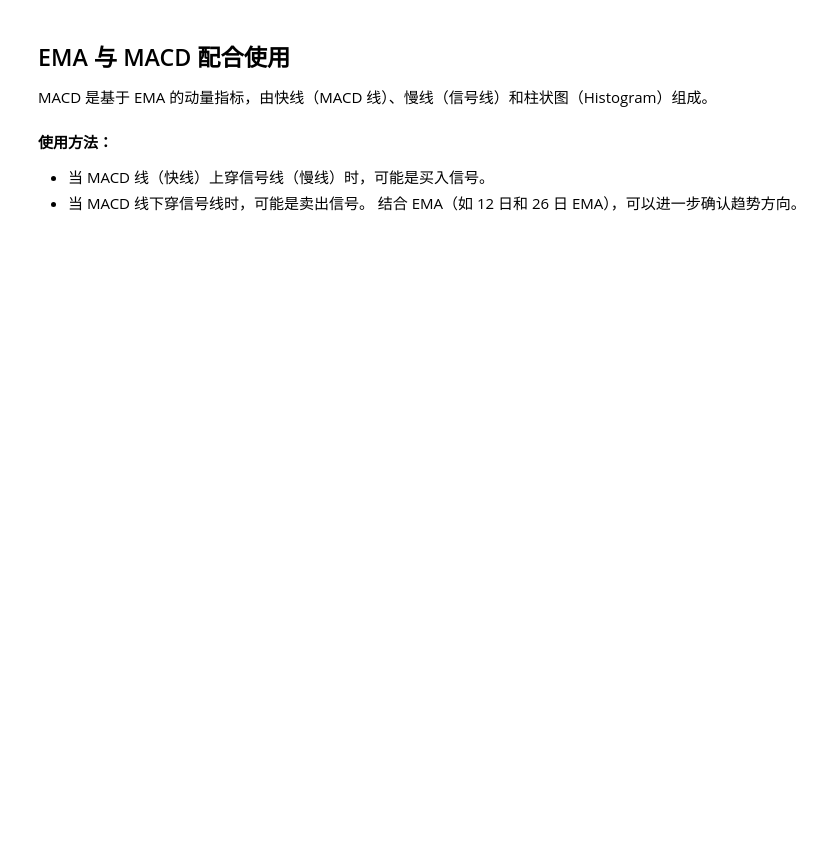
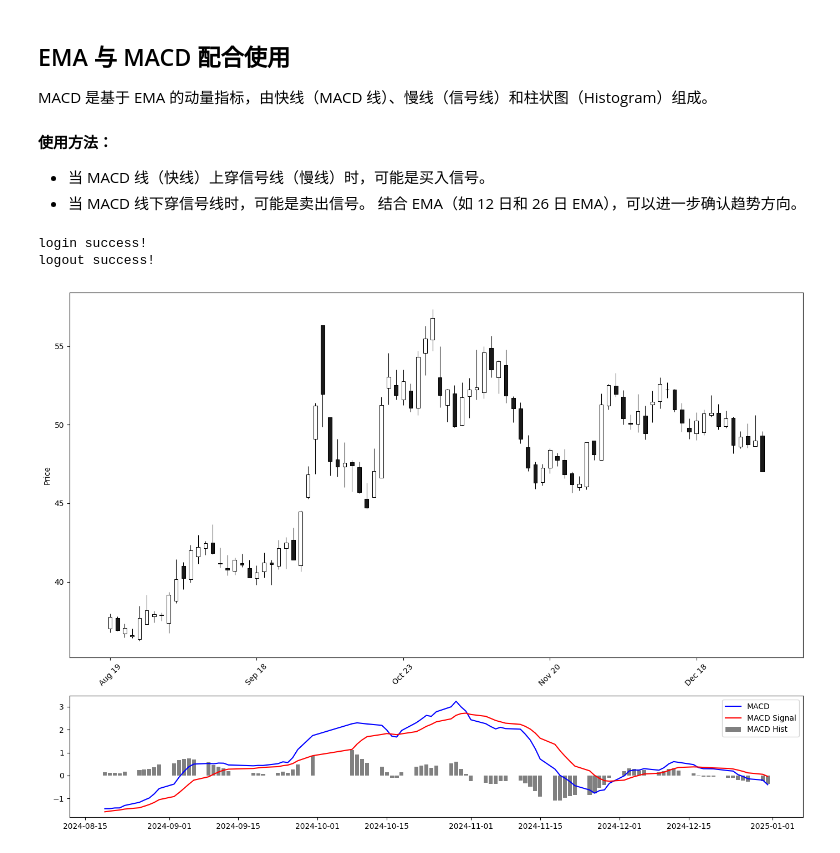
Before and after one commit to Ted88368/quant_in_action, a Jupyter notebook: ta-lib/ex01.ipynb, the cells around one changed output. Saved outputs shown, nothing was run; the diff lists cells and outputs as text; code cells hidden in the pictures; blank space fills up the shorter version.

```diff
--- a/ta-lib/ex01.ipynb
+++ b/ta-lib/ex01.ipynb
@@ -12,8 +12,9 @@ MACD 是基于 EMA 的动量指标，由快线（MACD 线）、慢线（信号
 import baostock as bs
 import pandas as pd
 import logging
+import numpy as np
 
-def get_k_data(self,code, start, end):
+def get_k_data(code, start, end):
     lg = bs.login()
     # 显示登陆返回信息
     logging.info('login respond error_code:' + lg.error_code)
@@ -47,8 +48,11 @@ def get_k_data(self,code, start, end):
     df[['open', 'high', 'low', 'close', 'volume']] = df[['open', 'high', 'low', 'close', 'volume']].astype(float)
     return df
 # %%
-stock_code = "sh.688027"  # 沪深300
+stock_code = "sh.603486"  # 沪深300
 start_date = "2023-01-01"
 end_date = "2024-12-31"
 
-df = b.get_k_data(stock_code, start_date, end_date)
+df = get_k_data(stock_code, start_date, end_date)
+# %% [output]
+login success!
+logout success!
@@ -54,0 +82,32 @@ df = b.get_k_data(stock_code, start_date, end_date)
+# %%
+import mplfinance as mpf
+import matplotlib.pyplot as plt
+
+# 绘制图表
+# 绘制K线图和MACD
+fig, (ax1, ax2) = plt.subplots(2, 1, figsize=(14, 10), gridspec_kw={'height_ratios': [3, 1]})
+
+# 找到买卖点
+buy_signals = (df['MACD'] > df['MACD_signal']) & (df['MACD'].shift(1) <= df['MACD_signal'].shift(1))
+sell_signals = (df['MACD'] < df['MACD_signal']) & (df['MACD'].shift(1) >= df['MACD_signal'].shift(1))
+
+# 只要90天
+df = df.tail(90)
+
+# 绘制K线图
+mpf.plot(df, type='candle', ax=ax1, volume=False, show_nontrading=False)
+
+# 标记买卖点
+# ax1.plot(df.index[buy_signals], df['close'][buy_signals], '^', markersize=10, color='g', label='Buy Signal')
+# ax1.plot(df.index[sell_signals], df['close'][sell_signals], 'v', markersize=10, color='r', label='Sell Signal')
+
+# 绘制MACD
+ax2.plot(df.index, df['MACD'], label='MACD', color='blue')
+ax2.plot(df.index, df['MACD_signal'], label='MACD Signal', color='red')
+ax2.bar(df.index, df['MACD_hist'], label='MACD Hist', color='gray')
+ax2.legend()
+
+plt.tight_layout()
+plt.show()
+# %% [output]
+[figure, added]
```
Also changed, not shown: parts of 1 cell of this notebook.
